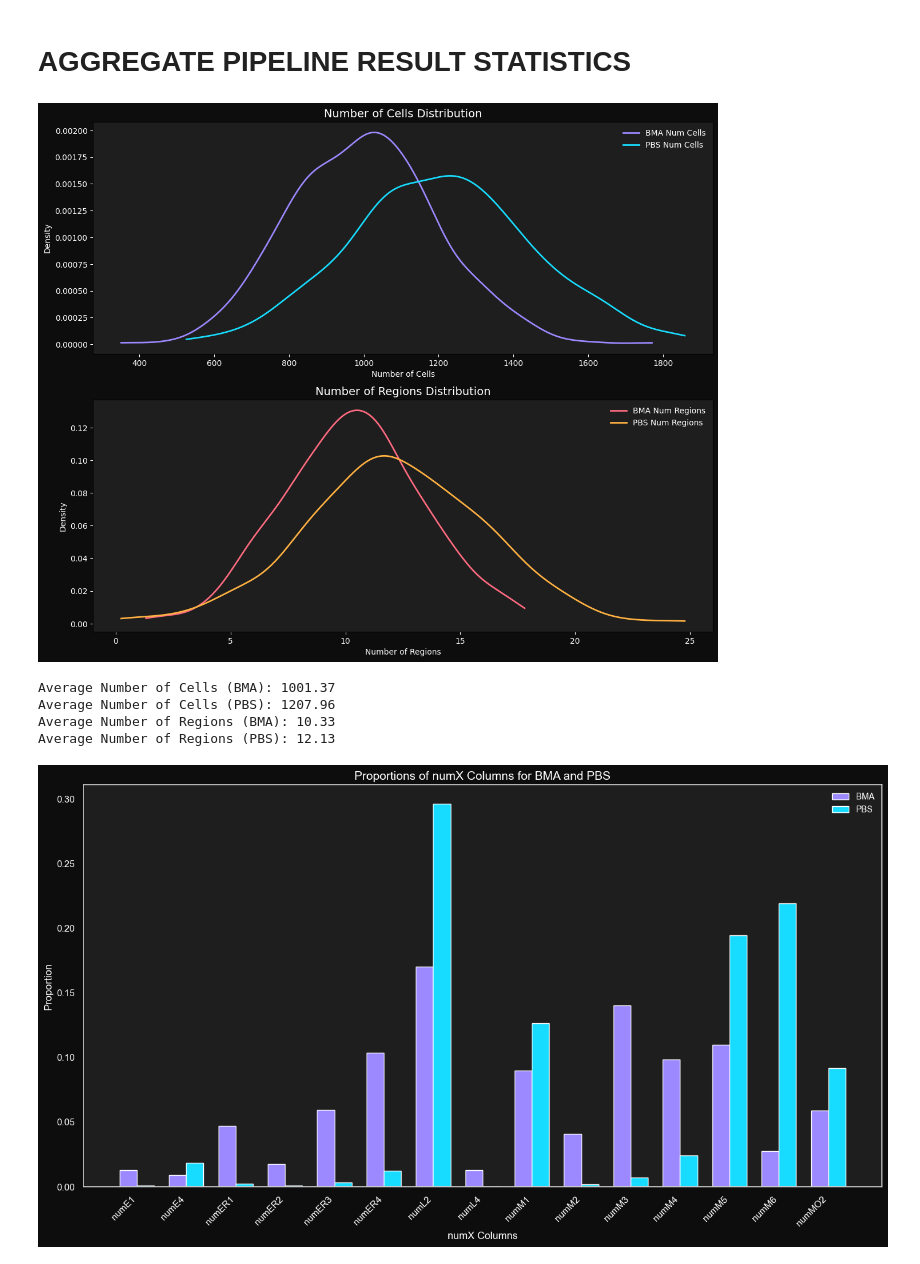
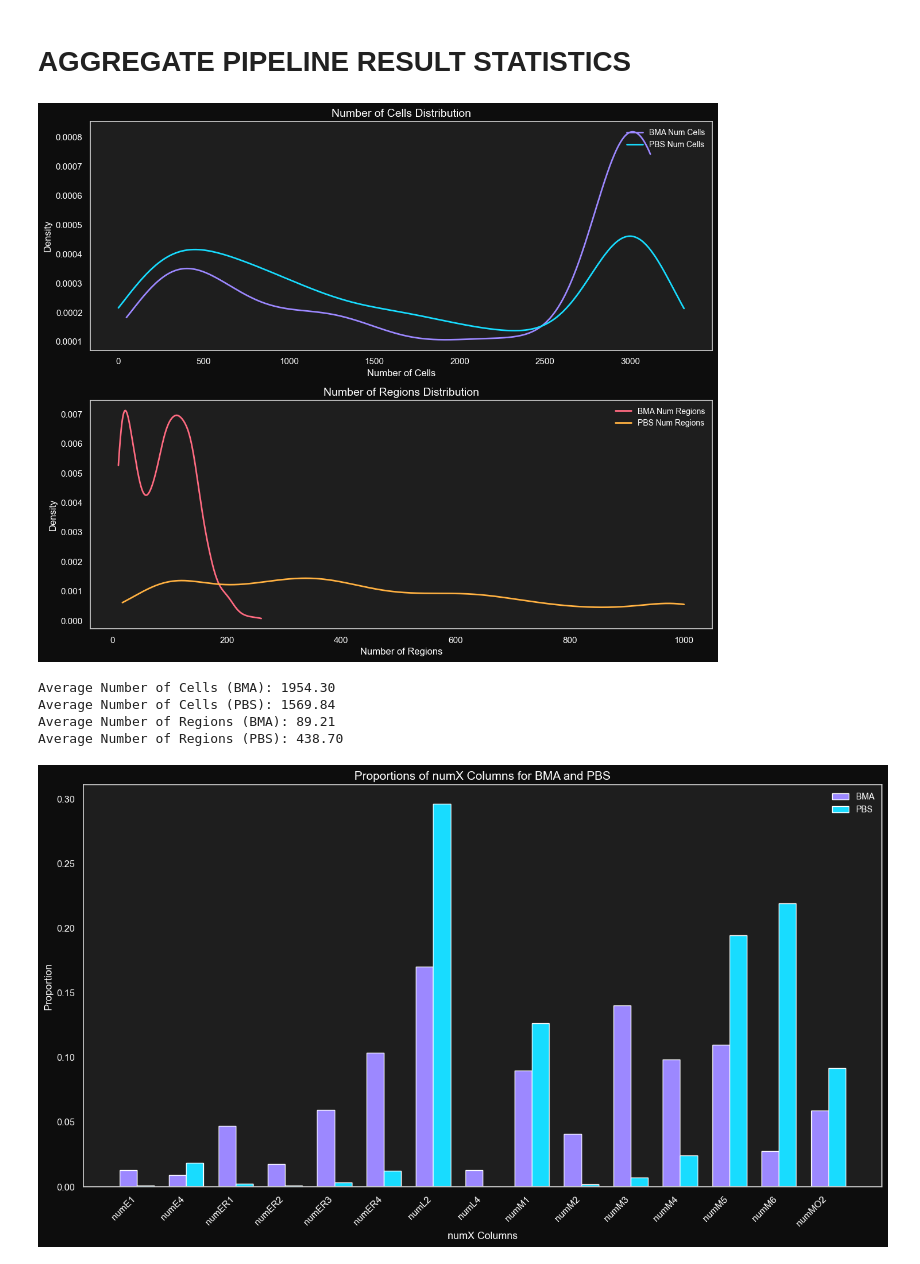
Before and after one commit to neoyinzhanghan/LL-Eval, a Jupyter notebook: local.ipynb, the cells around one changed output. Cells and saved outputs as stored; diff of their text form; code cells hidden in the pictures.

Commit message:
small change to paths

```diff
--- a/local.ipynb
+++ b/local.ipynb
@@ -64,13 +64,14 @@ import numpy as np
 import matplotlib.pyplot as plt
 from scipy.stats import gaussian_kde
 
-# Simulating data for demonstration purposes.
-np.random.seed(42)
-df = pd.DataFrame({
-    'specimen_type': ['BMA'] * 500 + ['PBS'] * 500,
-    'num_cells': np.concatenate((np.random.normal(1000, 200, 500), np.random.normal(1200, 250, 500))),
-    'num_regions': np.concatenate((np.random.normal(10, 3, 500), np.random.normal(12, 4, 500)))
-})
+# Load the error message mapping (simulated as we don't have the actual content)
+error_message_mapping_path = '/Users/neo/Documents/MODS/LL-Eval/pipeline_nonerror_aggregate_df.csv'
+# Simulating the content of the error message mapping CSV for demonstration purposes
+# This would typically be replaced with: pd.read_csv(error_message_mapping_path)
+
+# open the file as df
+df = pd.read_csv(error_message_mapping_path)
+
 
 # Separate the data for BMA and PBS
 df_bma = df[df['specimen_type'] == 'BMA']
@@ -106,38 +107,38 @@ ax1.tick_params(axis='both', colors='white')
 
 # Plot the number of regions for BMA and PBS
 plot_density(bma_num_regions, 'BMA Num Regions', '#ff6b81', ax2)
 plot_density(pbs_num_regions, 'PBS Num Regions', '#ffb142', ax2)
 ax2.set_title('Number of Regions Distribution', color='white', fontsize=14)
 ax2.set_xlabel('Number of Regions', color='white')
 ax2.set_ylabel('Density', color='white')
 legend2 = ax2.legend(frameon=False, loc='upper right', fontsize=10)
 for text in legend2.get_texts():
     text.set_color('white')
 ax2.grid(False)
 ax2.set_facecolor('#1e1e1e')
 ax2.tick_params(axis='both', colors='white')
 
 # Adjust layout and show the plot
 plt.tight_layout()
 plt.subplots_adjust(top=0.95)
 plt.show()
 
 # print the average number of cells and regions for BMA and PBS
 bma_num_cells_mean = bma_num_cells.mean()
 pbs_num_cells_mean = pbs_num_cells.mean()
 bma_num_regions_mean = bma_num_regions.mean()
 pbs_num_regions_mean = pbs_num_regions.mean()
 
 print(f"Average Number of Cells (BMA): {bma_num_cells_mean:.2f}")
 print(f"Average Number of Cells (PBS): {pbs_num_cells_mean:.2f}")
 print(f"Average Number of Regions (BMA): {bma_num_regions_mean:.2f}")
 print(f"Average Number of Regions (PBS): {pbs_num_regions_mean:.2f}")
 # %% [output]
-[figure, old version]
+[figure, new version]
-Average Number of Cells (BMA): 1001.37
-Average Number of Cells (PBS): 1207.96
-Average Number of Regions (BMA): 10.33
-Average Number of Regions (PBS): 12.13
+Average Number of Cells (BMA): 1954.30
+Average Number of Cells (PBS): 1569.84
+Average Number of Regions (BMA): 89.21
+Average Number of Regions (PBS): 438.70
 # %%
 import pandas as pd
 import numpy as np
```
Also changed, not shown: 2 other files.
